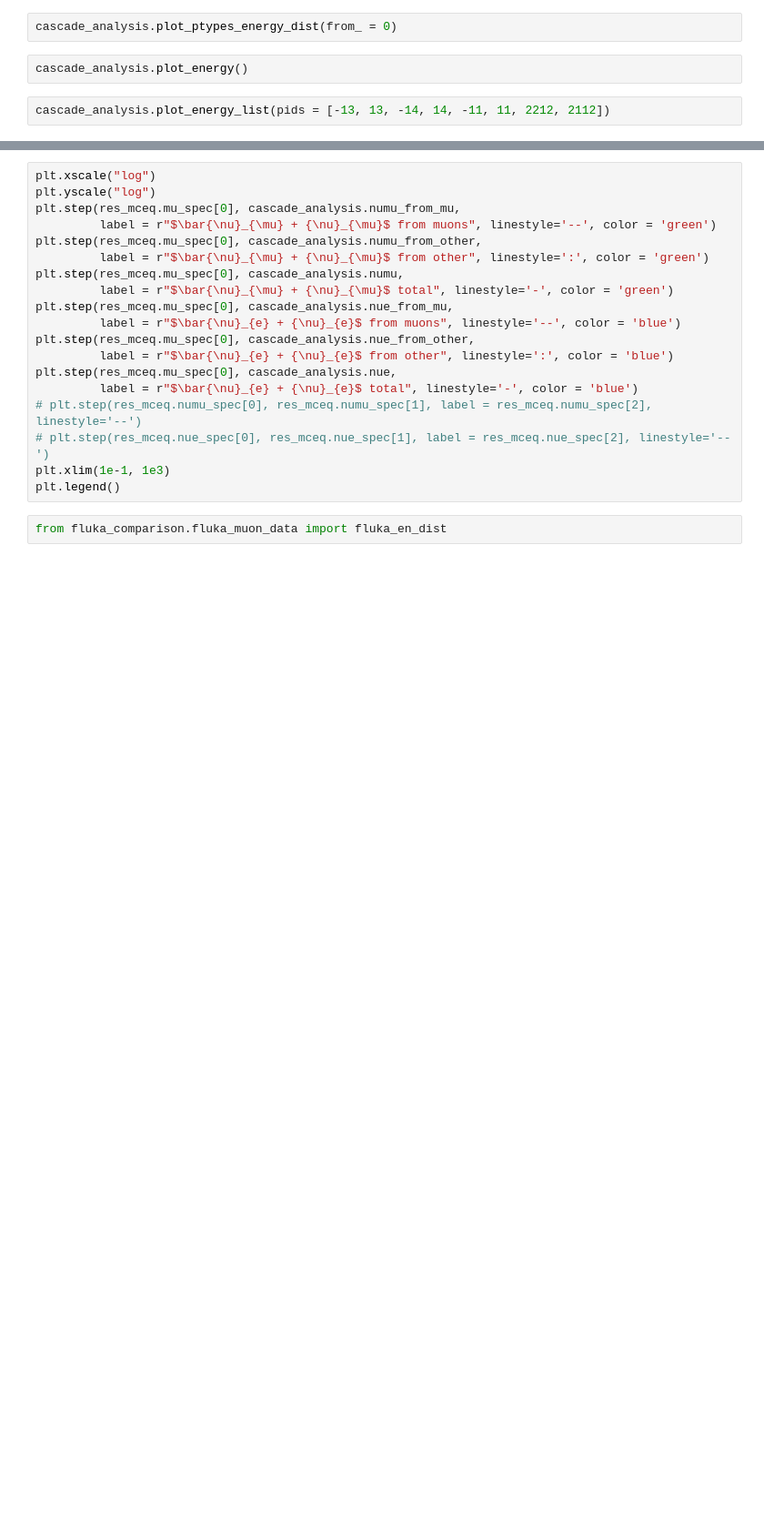
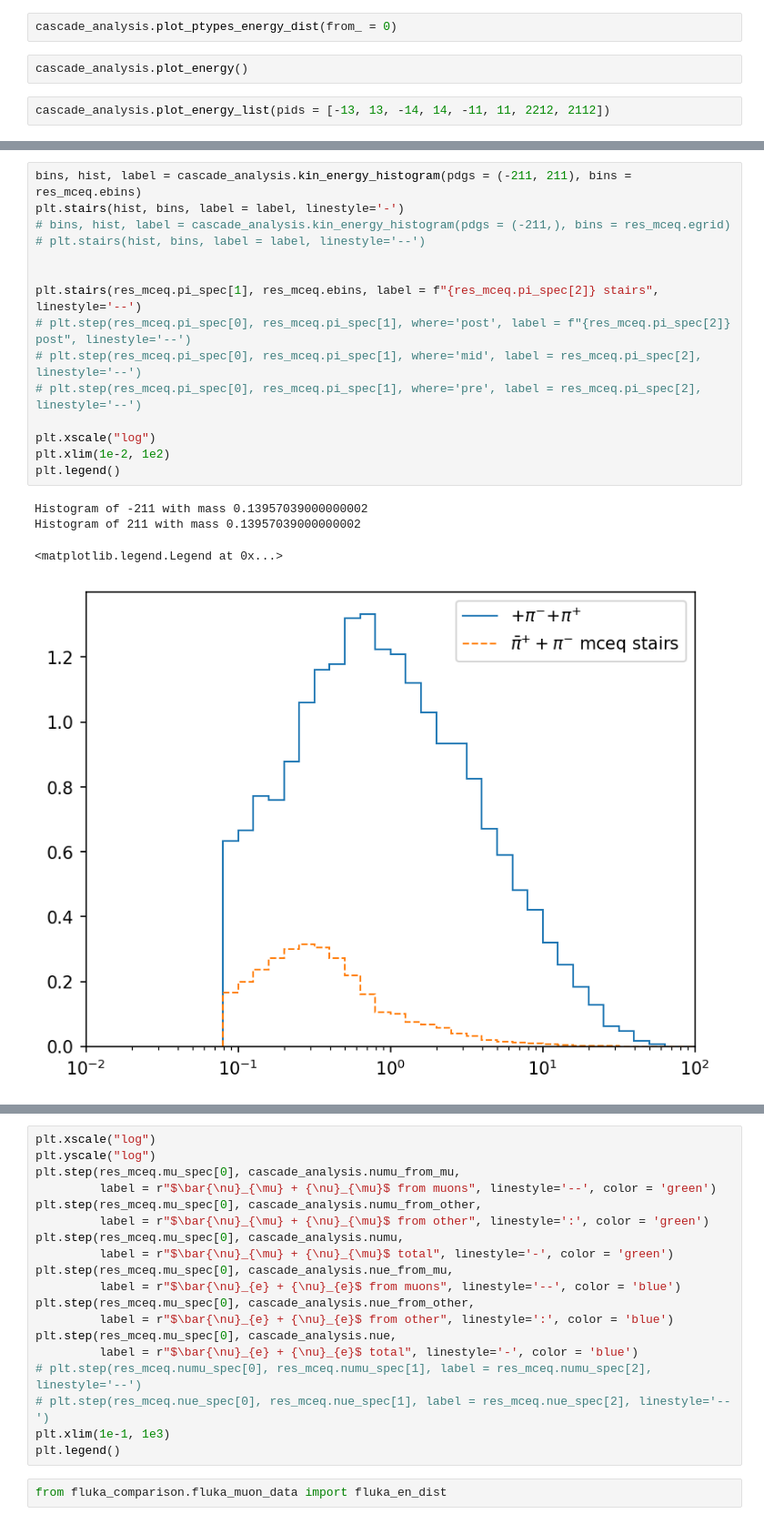
Before and after one commit to jncots/xmax_sigma, a Jupyter notebook: cascade_np/test_cas_driver.ipynb, the cells around one changed output, grey strips where cells are left out. Shown at 91% size. Cells and saved outputs as stored; diff of their text form; blank space fills up the shorter version.

```diff
--- a/cascade_np/test_cas_driver.ipynb
+++ b/cascade_np/test_cas_driver.ipynb
@@ -79,3 +149,23 @@ plt.legend()
+# %%
+bins, hist, label = cascade_analysis.kin_energy_histogram(pdgs = (-211, 211), bins = res_mceq.ebins)
+plt.stairs(hist, bins, label = label, linestyle='-')
+# bins, hist, label = cascade_analysis.kin_energy_histogram(pdgs = (-211,), bins = res_mceq.egrid)
+# plt.stairs(hist, bins, label = label, linestyle='--')
+
+
+plt.stairs(res_mceq.pi_spec[1], res_mceq.ebins, label = f"{res_mceq.pi_spec[2]} stairs", linestyle='--')
+# plt.step(res_mceq.pi_spec[0], res_mceq.pi_spec[1], where='post', label = f"{res_mceq.pi_spec[2]} post", linestyle='--')
+# plt.step(res_mceq.pi_spec[0], res_mceq.pi_spec[1], where='mid', label = res_mceq.pi_spec[2], linestyle='--')
+# plt.step(res_mceq.pi_spec[0], res_mceq.pi_spec[1], where='pre', label = res_mceq.pi_spec[2], linestyle='--')
+
+plt.xscale("log")
+plt.xlim(1e-2, 1e2)
+plt.legend()
+# %% [output]
+Histogram of -211 with mass 0.13957039000000002
+Histogram of 211 with mass 0.13957039000000002
+<matplotlib.legend.Legend at 0x...>
+[figure, added]
 # %%
 plt.xscale("log")
 plt.xlim(1e-1, 1e2)
```
Also changed, not shown: parts of 9 cells of this notebook, 4 other files.
